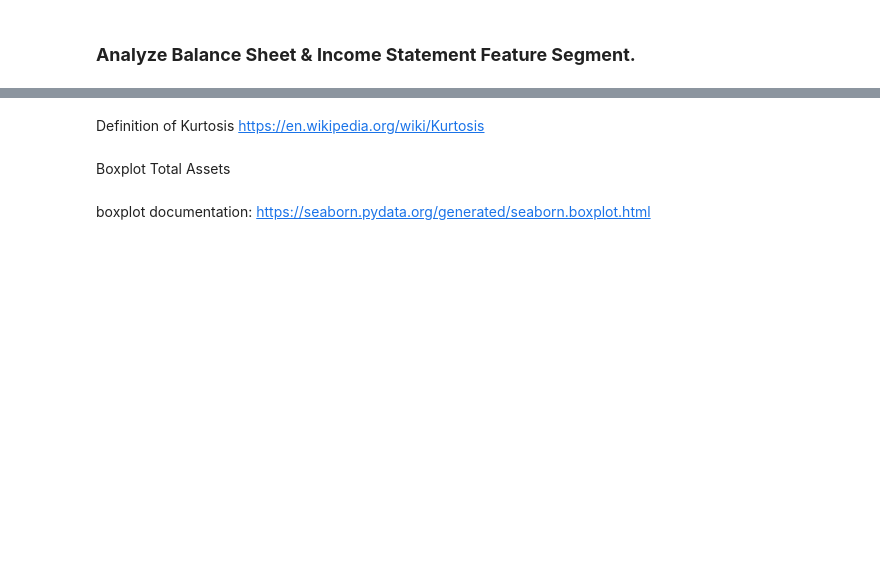
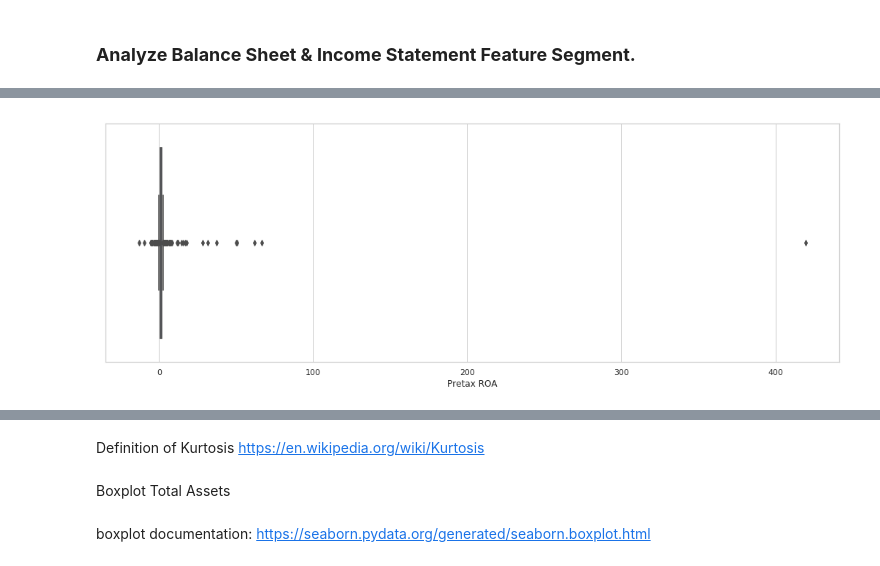
Before and after one commit to victorbizpetrol/ds-project, a Jupyter notebook: Data_Understanding.ipynb, the cells around one changed output, grey strips where cells are left out. Drawn from its saved outputs; the diff is of its cells as text; code cells hidden in the pictures; blank space fills up the shorter version.

```diff
--- a/Data_Understanding.ipynb
+++ b/Data_Understanding.ipynb
@@ -139,0 +134,5 @@ bal_inc_medium_df.describe()
+# %%
+sns.set(style="whitegrid")
+ax = sns.boxplot(x=features_perfrat_df['Pretax ROA'])
+# %% [output]
+[figure, added]
```
Also changed, not shown: parts of 51 cells of this notebook, 5 other files.
